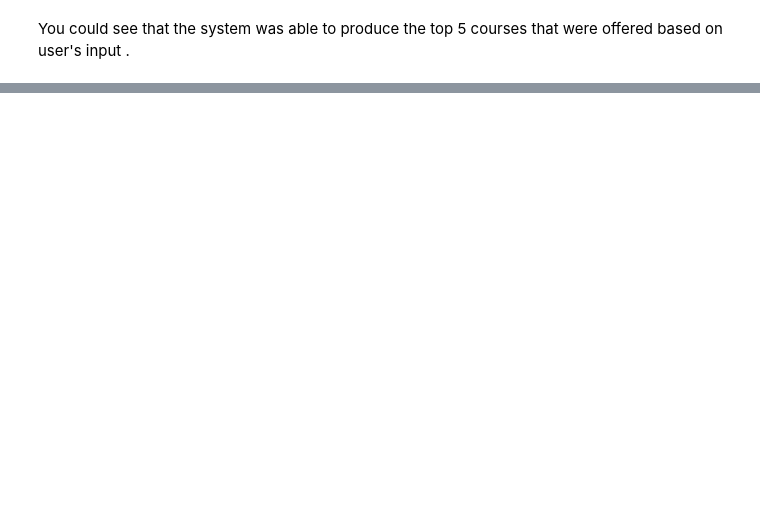
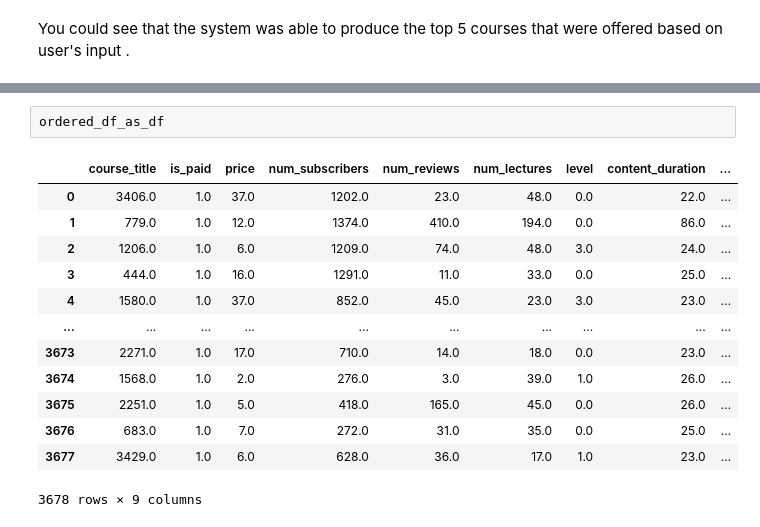
Before and after one commit to sajithgowthaman/General-Assembly-Final-Project, a Jupyter notebook: Udemy-Courses-Final-Project/report.ipynb, the cells around one changed output, grey strips where cells are left out. Cells and saved outputs as stored; diff of their text form; blank space fills up the shorter version.

```diff
--- a/Udemy-Courses-Final-Project/report.ipynb
+++ b/Udemy-Courses-Final-Project/report.ipynb
@@ -428,0 +448,16 @@ The data has provided many actionable insights that could be of potential use fo
+# %%
+ordered_df_as_df
+# %% [output]
+|  | course_title | is_paid | price | num_subscribers | num_reviews | num_lectures | level | content_duration | ... |
+| 0 | 3406.0 | 1.0 | 37.0 | 1202.0 | 23.0 | 48.0 | 0.0 | 22.0 | ... |
+| 1 | 779.0 | 1.0 | 12.0 | 1374.0 | 410.0 | 194.0 | 0.0 | 86.0 | ... |
+| 2 | 1206.0 | 1.0 | 6.0 | 1209.0 | 74.0 | 48.0 | 3.0 | 24.0 | ... |
+| 3 | 444.0 | 1.0 | 16.0 | 1291.0 | 11.0 | 33.0 | 0.0 | 25.0 | ... |
+| 4 | 1580.0 | 1.0 | 37.0 | 852.0 | 45.0 | 23.0 | 3.0 | 23.0 | ... |
+| ... | ... | ... | ... | ... | ... | ... | ... | ... | ... |
+| 3673 | 2271.0 | 1.0 | 17.0 | 710.0 | 14.0 | 18.0 | 0.0 | 23.0 | ... |
+| 3674 | 1568.0 | 1.0 | 2.0 | 276.0 | 3.0 | 39.0 | 1.0 | 26.0 | ... |
+| 3675 | 2251.0 | 1.0 | 5.0 | 418.0 | 165.0 | 45.0 | 0.0 | 26.0 | ... |
+| 3676 | 683.0 | 1.0 | 7.0 | 272.0 | 31.0 | 35.0 | 0.0 | 25.0 | ... |
+| 3677 | 3429.0 | 1.0 | 6.0 | 628.0 | 36.0 | 17.0 | 1.0 | 23.0 | ... |
+3678 rows × 9 columns
```
Also changed, not shown: parts of 40 cells of this notebook.
